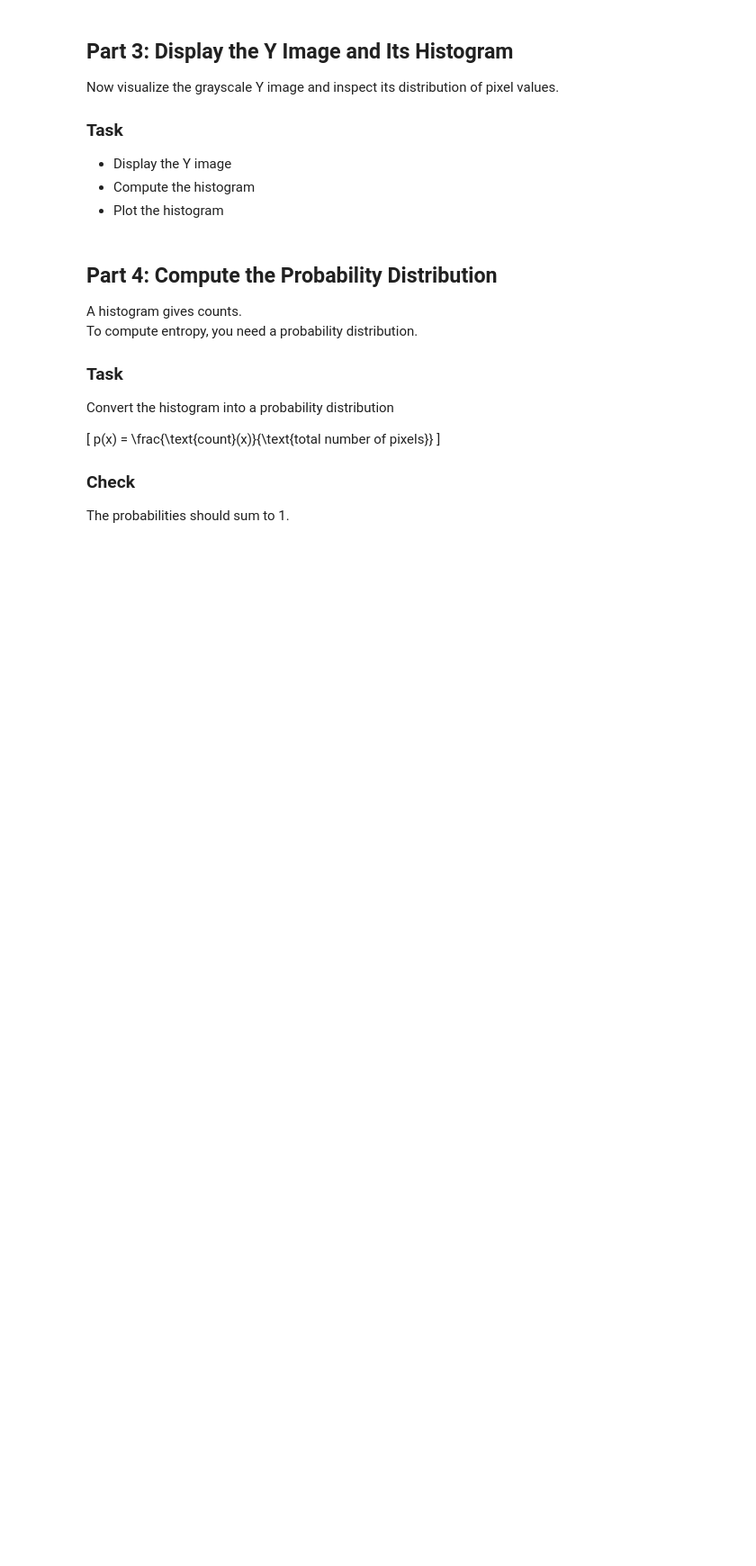
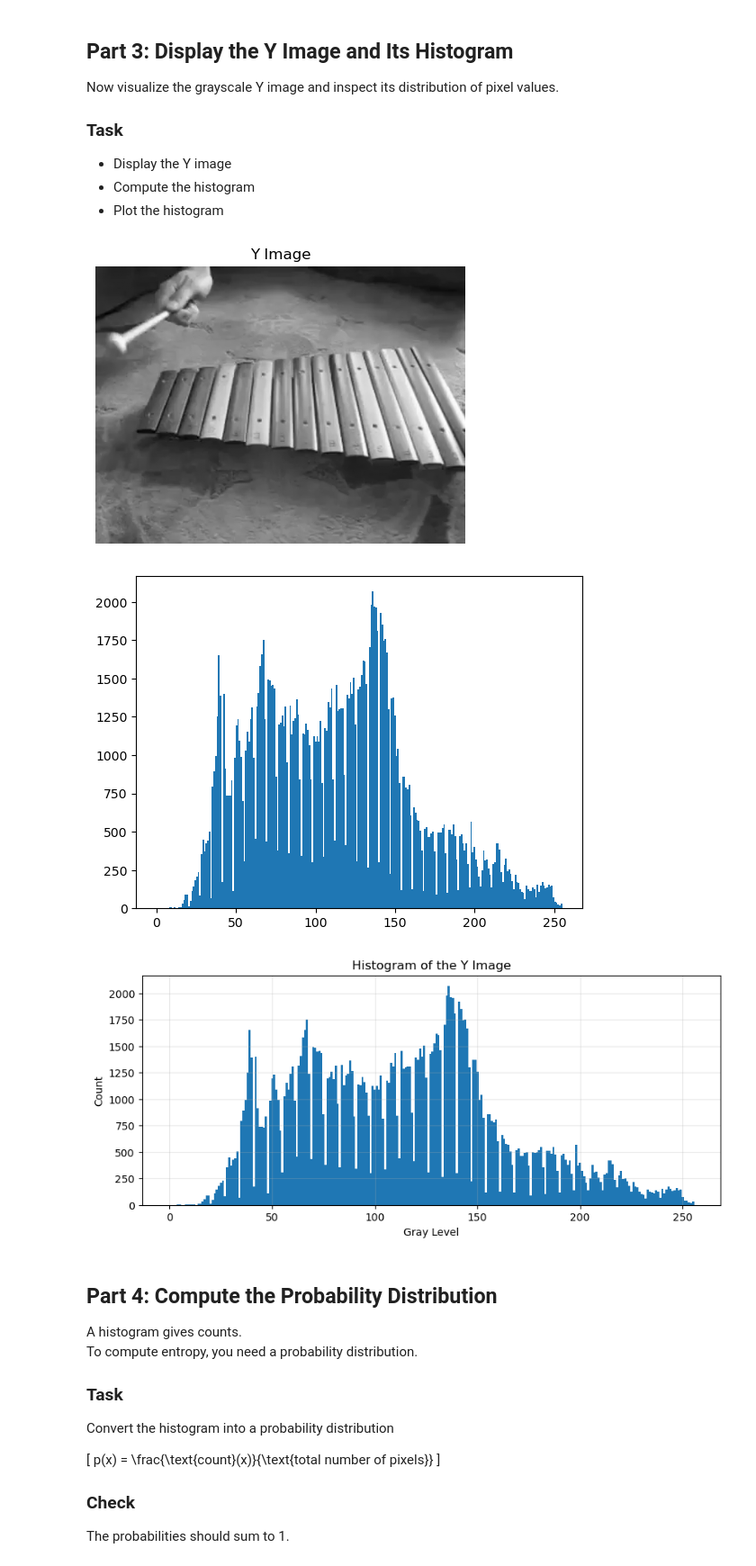
Before and after one commit to erikesshagen/DM1580-Video-Technology, a Jupyter notebook: Lab2/Lab2_2026_Entropy_and_Huffman_Coding.ipynb, the cells around one changed output. Shown at 90% size. Saved outputs shown, nothing was run; the diff lists cells and outputs as text; code cells hidden in the pictures; blank space fills up the shorter version.

```diff
--- a/Lab2/Lab2_2026_Entropy_and_Huffman_Coding.ipynb
+++ b/Lab2/Lab2_2026_Entropy_and_Huffman_Coding.ipynb
@@ -140,17 +148,14 @@ The output should be a 2D image with type `uint8`.
 # %%
 def frameRGB2Y(RGBframe):
     RGBframe = RGBframe.astype(np.float32)
+    R = RGBframe[:, :, 0]
+    G = RGBframe[:, :, 1]
+    B = RGBframe[:, :, 2]
 
-    # TODO: extract R, G, B
-    R = ...
-    G = ...
-    B = ...
-
-    # TODO: compute Y
-    Y = ...
+    Y = (0.299 * R) + (0.587 * G) + (0.114 * B)
 
     # TODO: clip into [0, 255] and convert to uint8
-    Y = ...
+    Y = np.clip(Y, 0, 255).astype(np.uint8)
     return Y
 # %% [markdown]
 ## Part 3: Display the Y Image and Its Histogram
@@ -164,22 +169,26 @@ Now visualize the grayscale Y image and inspect its distribution of pixel values
 # %%
 Yframe = frameRGB2Y(frame_rgb)
 
 plt.figure(figsize=(6, 4))
 plt.imshow(Yframe, cmap='gray')
 plt.title("Y Image")
 plt.axis("off")
 plt.show()
 
 # TODO: compute histogram with 256 bins
-hist = ...
+hist, bin_edges, _ = plt.hist(Yframe.ravel(), bins=256, range=(0, 255))
 
 plt.figure(figsize=(10, 4))
 plt.bar(np.arange(256), hist, width=1.0)
 plt.title("Histogram of the Y Image")
 plt.xlabel("Gray Level")
 plt.ylabel("Count")
 plt.grid(True, alpha=0.3)
 plt.show()
+# %% [output]
+[figure, added]
+[figure, added]
+[figure, added]
 # %% [markdown]
 ## Part 4: Compute the Probability Distribution
 
```
Also changed, not shown: parts of 12 cells of this notebook, 1 other file.
